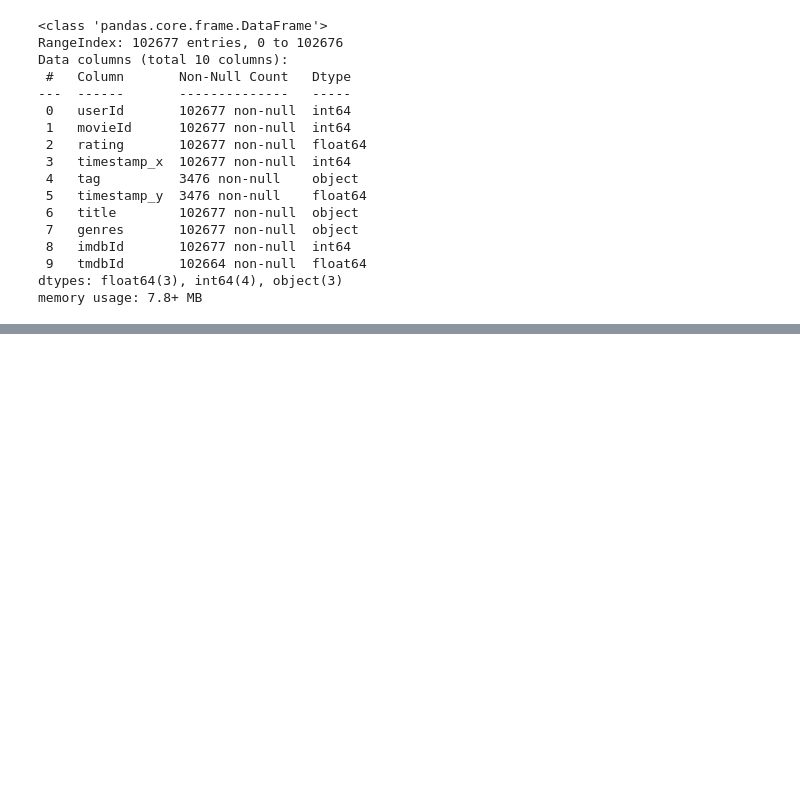
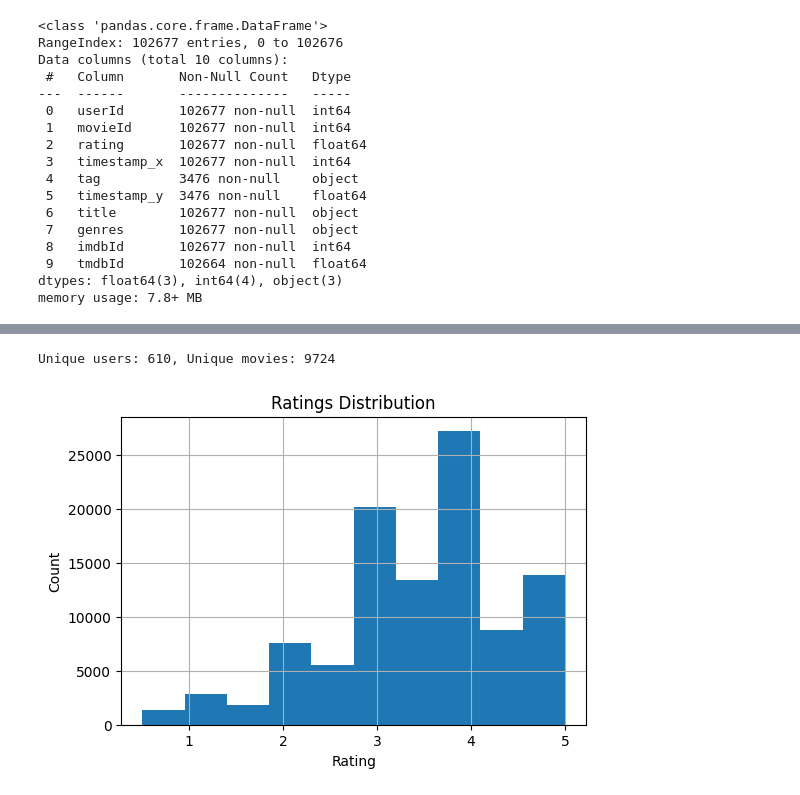
Before and after one commit to hildajerotich/Group-6-Phase-4-Project, a Jupyter notebook: project (3).ipynb, the cells around one changed output, grey strips where cells are left out. Cells and saved outputs as stored; diff of their text form; code cells hidden in the pictures; blank space fills up the shorter version.

```diff
--- a/project (3).ipynb
+++ b/project (3).ipynb
@@ -45,7 +45,7 @@ df_links.head()
 | 4 | 5 | 113041 | 11862.0 |
 # %%
 #Load and display the first few rows of the movies dataset
-df_movies=pd.read_csv('ml-latest-small\movies.csv')
+df_movies=pd.read_csv('movies.csv')
 df_movies.head()
 # %% [output]
 |  | movieId | title | genres |
@@ -56,7 +56,7 @@ df_movies.head()
 | 4 | 5 | Father of the Bride Part II (1995) | Comedy |
 # %%
 #Load and display the first few rows of the ratings dataset
-df_ratings=pd.read_csv(r'ml-latest-small\\ratings.csv')
+df_ratings=pd.read_csv('ratings.csv')
 df_ratings.head()
 # %% [output]
 |  | userId | movieId | rating | timestamp |
@@ -67,7 +67,7 @@ df_ratings.head()
 | 4 | 1 | 50 | 5.0 | 964982931 |
 # %%
 #Load and display the first few rows of the tags dataset
-df_tags=pd.read_csv(r'ml-latest-small\\tags.csv')
+df_tags=pd.read_csv('tags.csv')
 df_tags.head()
 # %% [output]
 |  | userId | movieId | tag | timestamp |
@@ -112,0 +115,6 @@ memory usage: 7.8+ MB
+# %%
+# Cleaninng and renaming columns for clarity
+df_merged = df_merged.rename(columns={
+    "timestamp_x": "rating_timestamp",
+    "timestamp_y": "tag_timestamp"
+})
@@ -112,0 +143,19 @@ memory usage: 7.8+ MB
+# %%
+# Unique users and movies
+n_users = df_merged['userId'].nunique()
+n_movies = df_merged['movieId'].nunique()
+print(f"\nUnique users: {n_users}, Unique movies: {n_movies}")
+# %% [output]
+Unique users: 610, Unique movies: 9724
+# %%
+# Checking rating usefulness; if ratings are varied and not all the same, they are useful
+df_merged['rating'].describe()
+
+plt.figure(figsize=(6,4))
+df_merged['rating'].hist(bins=10)
+plt.title("Ratings Distribution")
+plt.xlabel("Rating")
+plt.ylabel("Count")
+plt.show()
+# %% [output]
+[figure, added]
```
Also changed, not shown: parts of 7 cells of this notebook.
